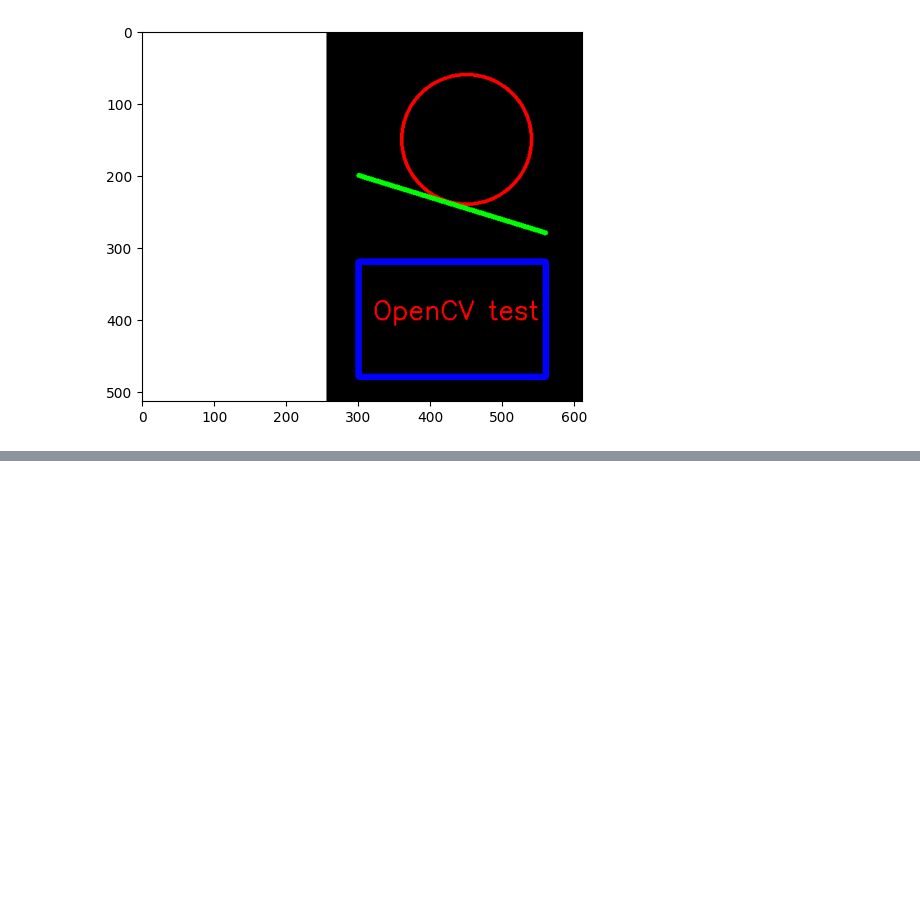
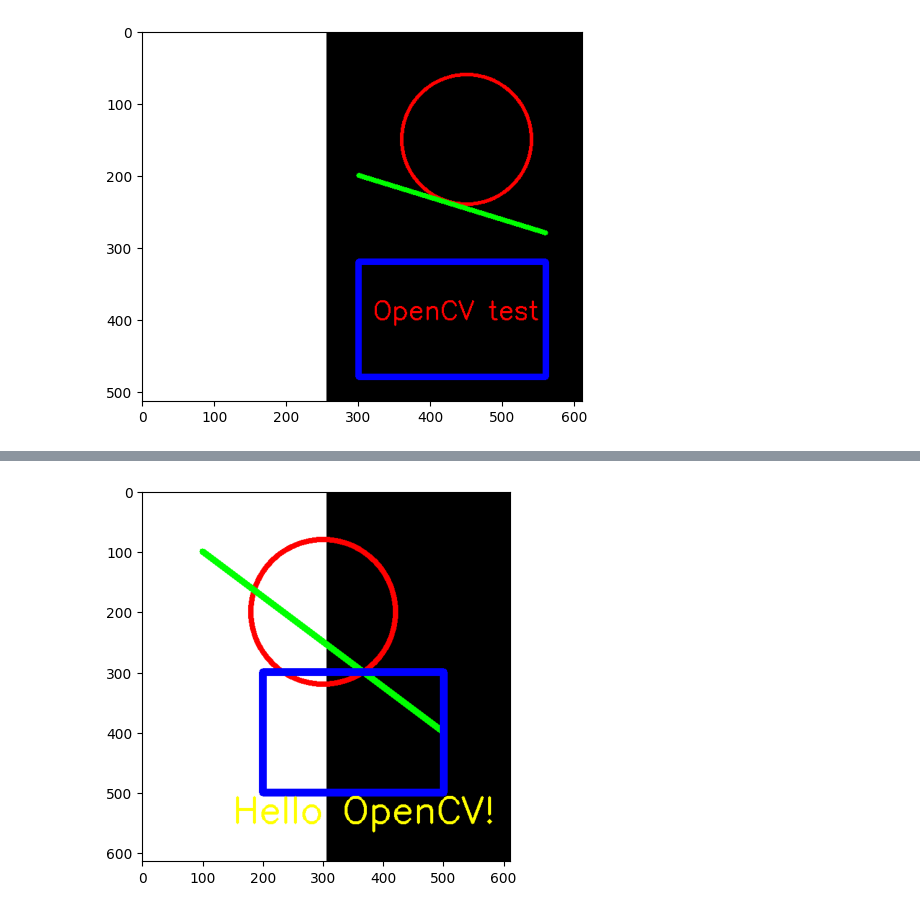
Before and after one commit to NikitaR041/Programming-at-SUSU, a Jupyter notebook: BasicOfCV/Practice/practice1VC.ipynb, the cells around one changed output, grey strips where cells are left out. Saved outputs shown, nothing was run; the diff lists cells and outputs as text; code cells hidden in the pictures; blank space fills up the shorter version.

```diff
--- a/BasicOfCV/Practice/practice1VC.ipynb
+++ b/BasicOfCV/Practice/practice1VC.ipynb
@@ -115,3 +121,23 @@ plt.show()
 # %% [output]
 WARNING:matplotlib.image:Clipping input data to the valid range for imshow with RGB data ([0..1] for floats or [0..255] for integers). Got range [0.0..255.0].
 [figure]
+# %%
+"""
+Для самостоятельного изучения:
+− попробовать константу cv2.BORDER_REPLICATE;
+− изменить аргументы функции паддинга (добавить паддинг со
+всех сторон изображения)
+− изменить аргументы инструментов рисования.
+"""
+img_draw = cv2.copyMakeBorder(img_composed, 50, 50, 50, 50, cv2.BORDER_REPLICATE)
+# Нарисуем синюю окружность большего радиуса
+cv2.circle(img_draw, (300, 200), 120, (255, 0, 0), 8)
+# Зелёная линия потолще
+cv2.line(img_draw, (100, 100), (500, 400), (0, 255, 0), 10)
+# Красный прямоугольник в другом месте
+cv2.rectangle(img_draw, (200, 300), (500, 500), (0, 0, 255), 12)
+# Надпись большего размера и другим цветом
+cv2.putText(img_draw, 'Hello OpenCV!', (150, 550), cv2.FONT_HERSHEY_SIMPLEX, 2, (255, 255, 0), 4, cv2.LINE_AA)
+plt.imshow(img_draw)
+plt.show()
+# %% [output]
@@ -117,0 +145 @@ WARNING:matplotlib.image:Clipping input data to the valid range for imshow with
+[figure, added]
```
Also changed, not shown: parts of 5 cells of this notebook, 4 other files.
